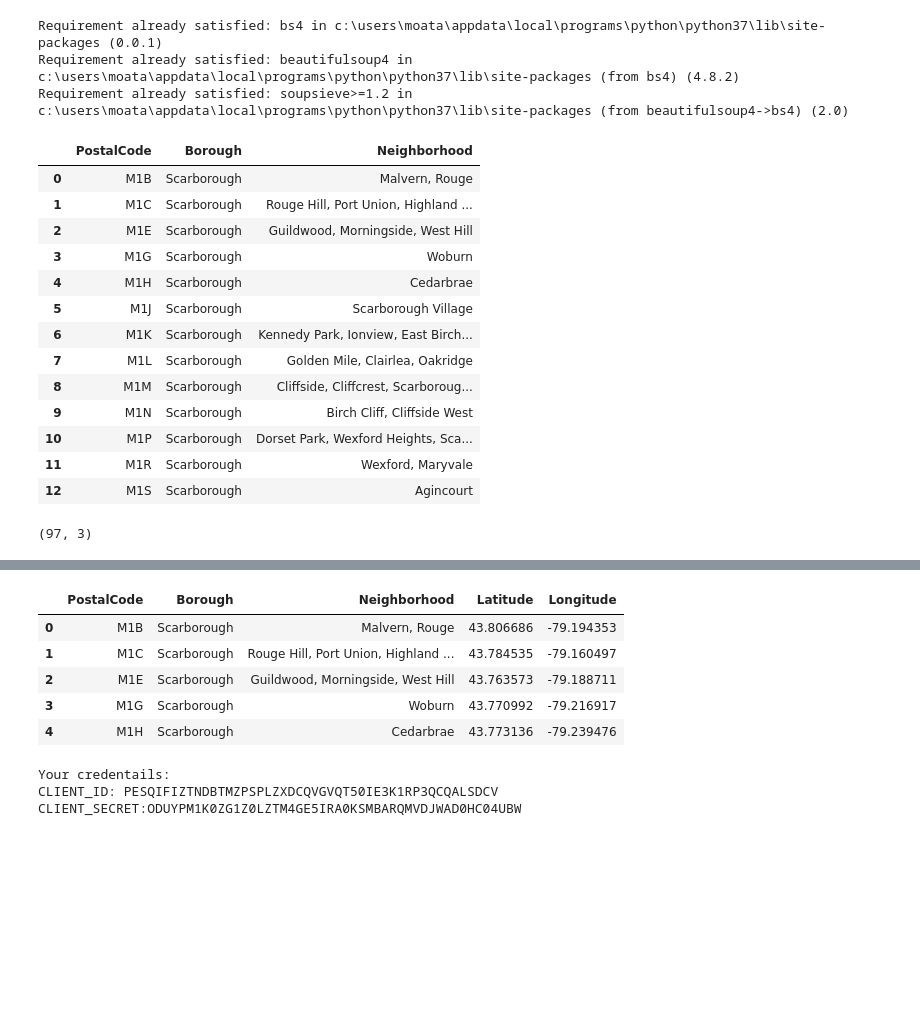
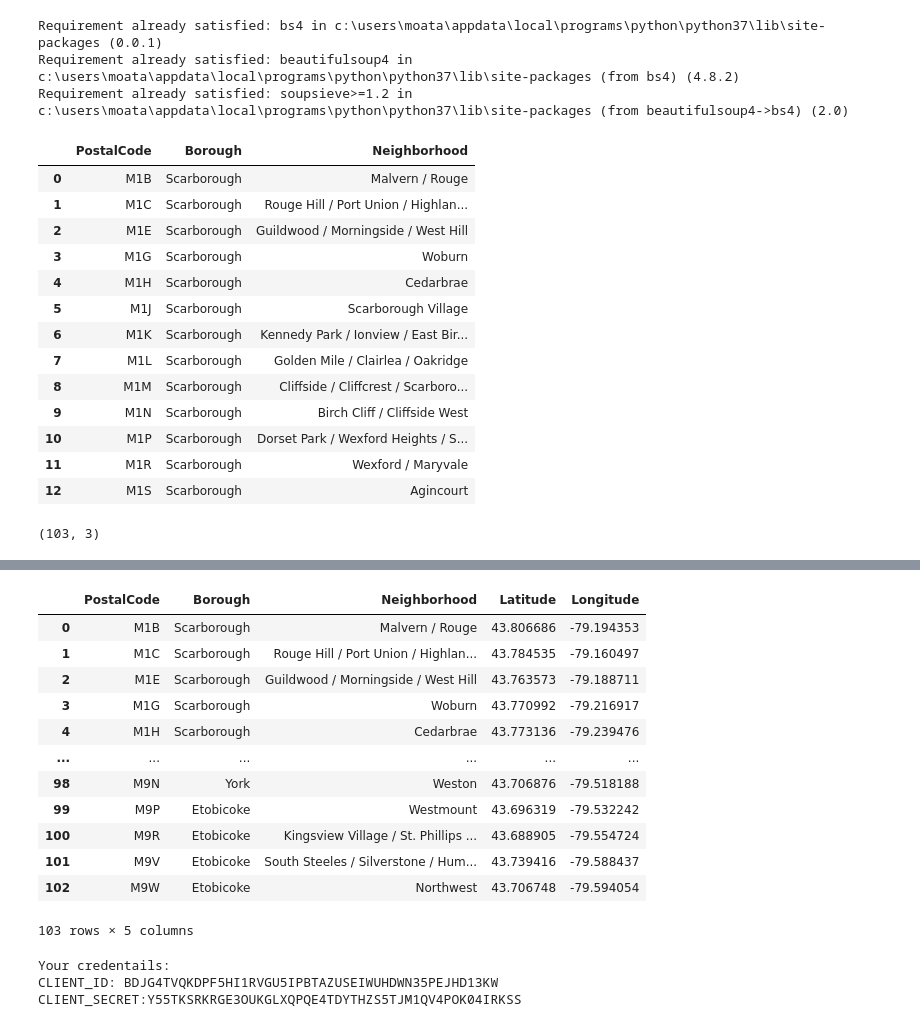
Before and after one commit to MoatazNegm/Coursera_Capstone, a Jupyter notebook: Week3_3_Assignment.ipynb, the cells around one changed output, grey strips where cells are left out. Saved outputs shown, nothing was run; the diff lists cells and outputs as text; code cells hidden in the pictures; blank space fills up the shorter version.

```diff
--- a/Week3_3_Assignment.ipynb
+++ b/Week3_3_Assignment.ipynb
@@ -22,17 +22,18 @@ soup = BeautifulSoup(Canada_M, "html")
 PostalCode = []
 Borough = []
 Neighborhood = []
-
 for data in soup.tbody.find_all('tr')[1:]:
-    for td in data.find_all('td'):
-        tdtxt=td.text.replace('\n','').replace(' /',',').replace(')','')
-        if len(tdtxt[3:].split('(')[0]) > 0 and tdtxt[3:].split('(')[0] != "Not assigned":
-            PostalCode.append(tdtxt[:3])
-            Borough.append(tdtxt[3:].split('(')[0])
-            if len(tdtxt[3:].split('(')) == 1 or tdtxt[3:].split('(')[1] == "Not assigned" :
-                Neighborhood.append(tdtxt[3:].split('(')[0])
-            else:
-                Neighborhood.append(tdtxt[3:].split('(')[1])
+    tds=data.find_all('td')
+    post = str(tds[0]).replace('<td>','').replace('</td>','').replace('\n','')
+    bor = str(tds[1]).replace('<td>','').replace('</td>','').replace('\n','')
+    nei = str(tds[2]).replace('<td>','').replace('</td>','').replace('\n','')
+    if bor != "Not assigned":
+        PostalCode.append(post)
+        Borough.append(bor)
+        if len(nei) < 2 or nei == "Not assigned":
+            Neighborhood.append(bor)
+        else:
+             Neighborhood.append(nei)
 # %%
 alldata = {'PostalCode': PostalCode,
         'Borough': Borough,
@@ -44,23 +45,23 @@ df = df.groupby(df['PostalCode']).aggregate(sum).reset_index()
 df.head(13)
 # %% [output]
 |  | PostalCode | Borough | Neighborhood |
-| 0 | M1B | Scarborough | Malvern, Rouge |
-| 1 | M1C | Scarborough | Rouge Hill, Port Union, Highland ... |
-| 2 | M1E | Scarborough | Guildwood, Morningside, West Hill |
+| 0 | M1B | Scarborough | Malvern / Rouge |
+| 1 | M1C | Scarborough | Rouge Hill / Port Union / Highlan... |
+| 2 | M1E | Scarborough | Guildwood / Morningside / West Hill |
 | 3 | M1G | Scarborough | Woburn |
 | 4 | M1H | Scarborough | Cedarbrae |
 | 5 | M1J | Scarborough | Scarborough Village |
-| 6 | M1K | Scarborough | Kennedy Park, Ionview, East Birch... |
-| 7 | M1L | Scarborough | Golden Mile, Clairlea, Oakridge |
-| 8 | M1M | Scarborough | Cliffside, Cliffcrest, Scarboroug... |
-| 9 | M1N | Scarborough | Birch Cliff, Cliffside West |
-| 10 | M1P | Scarborough | Dorset Park, Wexford Heights, Sca... |
-| 11 | M1R | Scarborough | Wexford, Maryvale |
+| 6 | M1K | Scarborough | Kennedy Park / Ionview / East Bir... |
+| 7 | M1L | Scarborough | Golden Mile / Clairlea / Oakridge |
+| 8 | M1M | Scarborough | Cliffside / Cliffcrest / Scarboro... |
+| 9 | M1N | Scarborough | Birch Cliff / Cliffside West |
+| 10 | M1P | Scarborough | Dorset Park / Wexford Heights / S... |
+| 11 | M1R | Scarborough | Wexford / Maryvale |
 | 12 | M1S | Scarborough | Agincourt |
 # %%
 df.shape
 # %% [output]
-(97, 3)
+(103, 3)
 # %%
 !pip install geocoder
 # %% [output]
@@ -96,20 +97,30 @@ def getlatlong(postal_code):
 longlat=pd.read_csv('http://cocl.us/Geospatial_data')
 longlat=longlat.set_index('Postal Code')
 def getlnglatfromfile(post):
-    latitude = longlat.loc[post]['Latitude']
-    longitude = longlat.loc[post]['Longitude']
+    try:
+        latitude = longlat.loc[post]['Latitude']
+        longitude = longlat.loc[post]['Longitude']
+    except:
+        longitude = latitude = None
     return latitude, longitude
 # %%
 df[['Latitude', 'Longitude']]=df['PostalCode'].apply(lambda x: pd.Series(getlnglatfromfile(x)))
 # %%
-df.head()
+df
 # %% [output]
 |  | PostalCode | Borough | Neighborhood | Latitude | Longitude |
-| 0 | M1B | Scarborough | Malvern, Rouge | 43.806686 | -79.194353 |
-| 1 | M1C | Scarborough | Rouge Hill, Port Union, Highland ... | 43.784535 | -79.160497 |
-| 2 | M1E | Scarborough | Guildwood, Morningside, West Hill | 43.763573 | -79.188711 |
+| 0 | M1B | Scarborough | Malvern / Rouge | 43.806686 | -79.194353 |
+| 1 | M1C | Scarborough | Rouge Hill / Port Union / Highlan... | 43.784535 | -79.160497 |
+| 2 | M1E | Scarborough | Guildwood / Morningside / West Hill | 43.763573 | -79.188711 |
 | 3 | M1G | Scarborough | Woburn | 43.770992 | -79.216917 |
 | 4 | M1H | Scarborough | Cedarbrae | 43.773136 | -79.239476 |
+| ... | ... | ... | ... | ... | ... |
+| 98 | M9N | York | Weston | 43.706876 | -79.518188 |
+| 99 | M9P | Etobicoke | Westmount | 43.696319 | -79.532242 |
+| 100 | M9R | Etobicoke | Kingsview Village / St. Phillips ... | 43.688905 | -79.554724 |
+| 101 | M9V | Etobicoke | South Steeles / Silverstone / Hum... | 43.739416 | -79.588437 |
+| 102 | M9W | Etobicoke | Northwest | 43.706748 | -79.594054 |
+103 rows × 5 columns
 # %%
 import requests # library to handle requests
 import pandas as pd # library for data analsysis
@@ -125,17 +136,17 @@ from pandas.io.json import json_normalize
 
 import folium # plotting library
 # %%
-CLIENT_ID = 'PESQIFIZTNDBTMZPSPLZXDCQVGVQT50IE3K1RP3QCQALSDCV' # your Foursquare ID
-CLIENT_SECRET = 'ODUYPM1K0ZG1Z0LZTM4GE5IRA0KSMBARQMVDJWAD0HC04UBW' # your Foursquare Secret
-VERSION = '20181018'
+CLIENT_ID = 'BDJG4TVQKDPF5HI1RVGU5IPBTAZUSEIWUHDWN35PEJHD13KW' # your Foursquare ID
+CLIENT_SECRET = 'Y55TKSRKRGE3OUKGLXQPQE4TDYTHZS5TJM1QV4POK04IRKSS' # your Foursquare Secret
+VERSION = '20200328'
 LIMIT = 30
 print('Your credentails:')
 print('CLIENT_ID: ' + CLIENT_ID)
 print('CLIENT_SECRET:' + CLIENT_SECRET)
 # %% [output]
 Your credentails:
-CLIENT_ID: PESQIFIZTNDBTMZPSPLZXDCQVGVQT50IE3K1RP3QCQALSDCV
-CLIENT_SECRET:ODUYPM1K0ZG1Z0LZTM4GE5IRA0KSMBARQMVDJWAD0HC04UBW
+CLIENT_ID: BDJG4TVQKDPF5HI1RVGU5IPBTAZUSEIWUHDWN35PEJHD13KW
+CLIENT_SECRET:Y55TKSRKRGE3OUKGLXQPQE4TDYTHZS5TJM1QV4POK04IRKSS
 # %%
 centerlat=df['Latitude'].mean()
 centerlong=df['Longitude'].mean()
```
Also changed, not shown: parts of 14 cells of this notebook.
